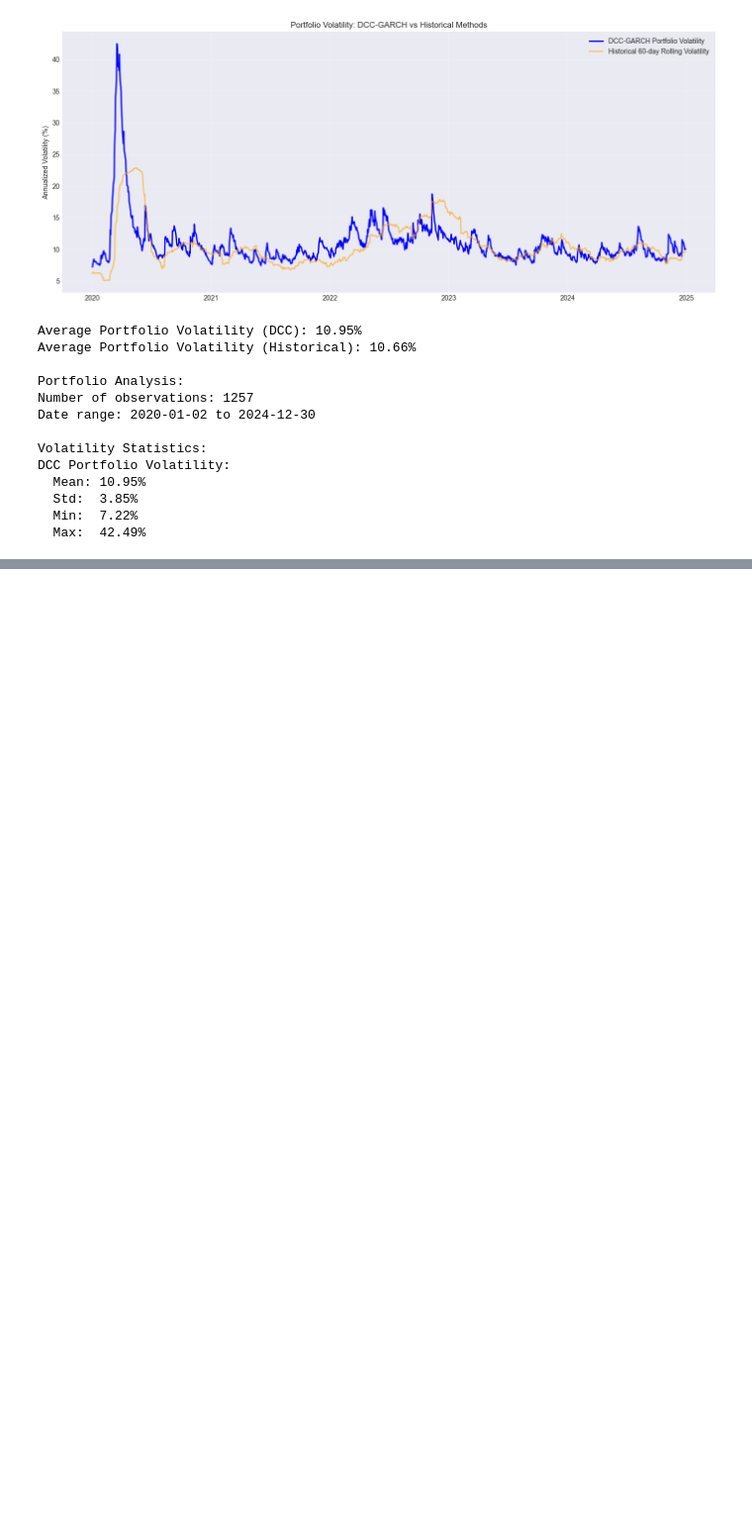
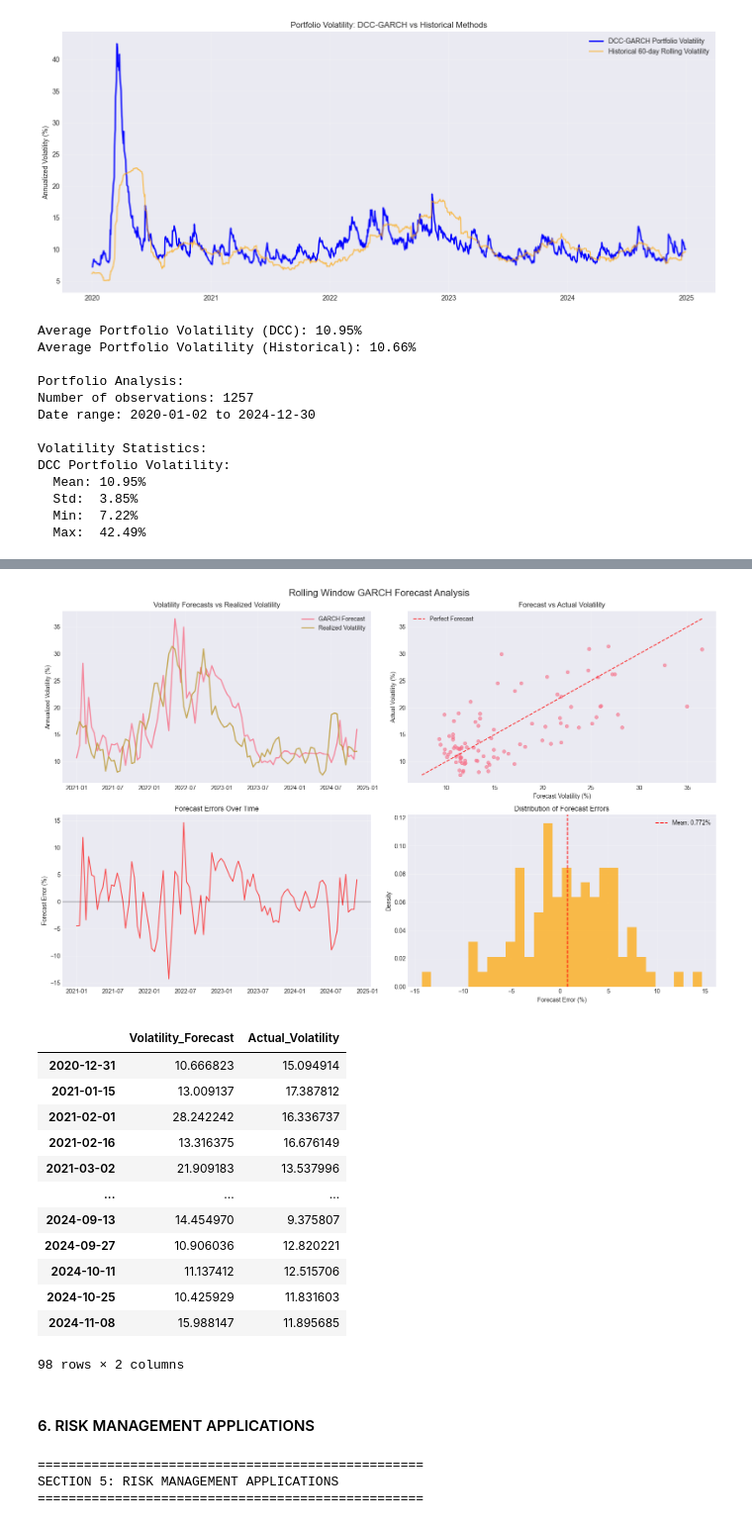
Before and after one commit to imoore99/GARCH, a Jupyter notebook: GARCH.ipynb, the cells around one changed output, grey strips where cells are left out. Shown at 99% size. Saved outputs shown, nothing was run; the diff lists cells and outputs as text; code cells hidden in the pictures; blank space fills up the shorter version.

Commit message:
Rolling Window forecast is complete. Risk management application is being built

```diff
--- a/GARCH.ipynb
+++ b/GARCH.ipynb
@@ -779,13 +623,0 @@ end_loc = 2201
-# %%
-forecasts = {}
-for i in range(30):
-    # Specify fixed rolling window size for model fitting
-    gm_result = basic_gm.fit(first_obs = i + start_loc,
-                             last_obs = i + end_loc, update_freq = 5)
-    # Conduct 1-period variance forecast
-    temp_result = gm_result.forecast(horizon = 1).variance
-    # Get the last available forecast value and its date
-    fcast = temp_result.iloc[1,:]
-    forecasts[fcast.name] = fcast
-# Save all forecast to a DataFrame
-forecast_var = pd.DataFrame(forecasts).T
@@ -801,13 +623,0 @@ Expanding Window Forecast
-# %%
-forecasts = {}
-for i in range(30):
-    # Specify fixed rolling window size for model fitting
-    gm_result = basic_gm.fit(first_obs = start_loc,
-                             last_obs = i + end_loc, update_freq = 5)
-    # Conduct 1-period variance forecast
-    temp_result = gm_result.forecast(horizon = 1).variance
-    # Get the last available forecast value and its date
-    fcast = temp_result.iloc[1,:]
-    forecasts[fcast.name] = fcast
-# Save all forecast to a DataFrame
-forecasts_var = pd.DataFrame(forecasts).T
@@ -834,0 +807,2 @@ plt.show()
+# %%
+forecast_df = simple_rolling_forecast(returns_df['SPY'], window_size=252, forecast_horizon=30, step=10)
@@ -834,0 +844,27 @@ plt.show()
+# %%
+plot_forecast_analysis(forecast_df)
+# %% [output]
+[figure, added]
+|  | Volatility_Forecast | Actual_Volatility |
+| 2020-12-31 | 10.666823 | 15.094914 |
+| 2021-01-15 | 13.009137 | 17.387812 |
+| 2021-02-01 | 28.242242 | 16.336737 |
+| 2021-02-16 | 13.316375 | 16.676149 |
+| 2021-03-02 | 21.909183 | 13.537996 |
+| ... | ... | ... |
+| 2024-09-13 | 14.454970 | 9.375807 |
+| 2024-09-27 | 10.906036 | 12.820221 |
+| 2024-10-11 | 11.137412 | 12.515706 |
+| 2024-10-25 | 10.425929 | 11.831603 |
+| 2024-11-08 | 15.988147 | 11.895685 |
+98 rows × 2 columns
+# %% [markdown]
+#### 6. RISK MANAGEMENT APPLICATIONS
+# %%
+print("\n" + "="*50)
+print("SECTION 5: RISK MANAGEMENT APPLICATIONS")
+print("="*50)
+# %% [output]
+==================================================
+SECTION 5: RISK MANAGEMENT APPLICATIONS
+==================================================
```
Also changed, not shown: parts of 45 cells of this notebook.
